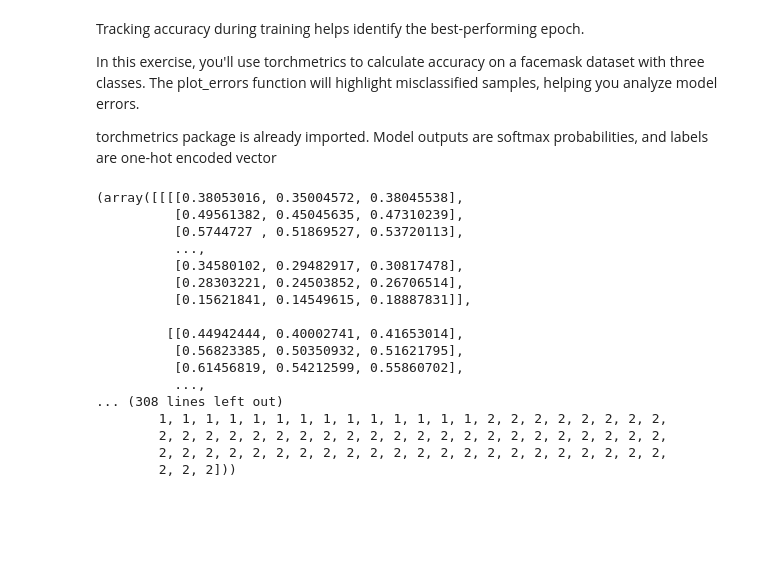
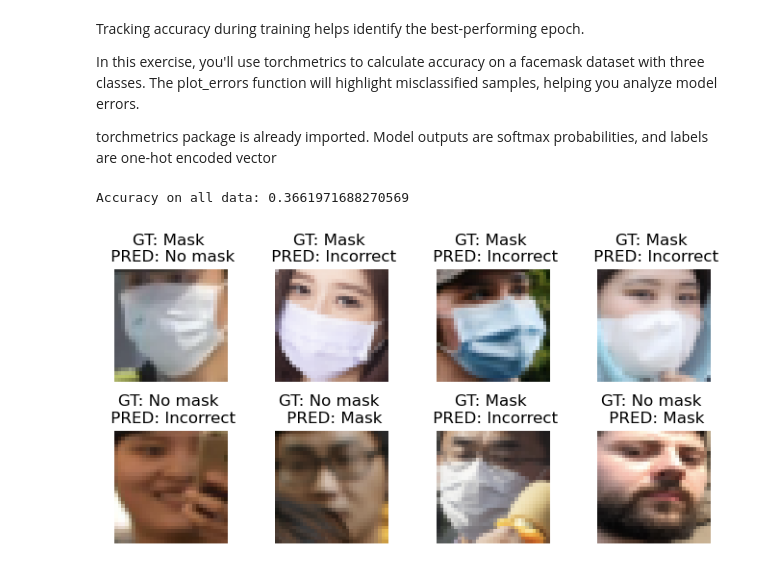
Before and after one commit to mauriciocramos/datacamp, a Jupyter notebook: skill-track-deep-learning-pytorch/1-Introduction to Deep Learning with PyTorch/Introduction to deep learning with PyTorch.ipynb, the cells around one changed output. Saved outputs shown, nothing was run; the diff lists cells and outputs as text; code cells hidden in the pictures; blank space fills up the shorter version.

Commit message:
torchmetrics

```diff
--- a/skill-track-deep-learning-pytorch/1-Introduction to Deep Learning with PyTorch/Introduction to deep learning with PyTorch.ipynb
+++ b/skill-track-deep-learning-pytorch/1-Introduction to Deep Learning with PyTorch/Introduction to deep learning with PyTorch.ipynb
@@ -694,29 +694,6 @@ Tracking accuracy during training helps identify the best-performing epoch.
 In this exercise, you'll use torchmetrics to calculate accuracy on a facemask dataset with three classes. The plot_errors function will highlight misclassified samples, helping you analyze model errors.
 
 torchmetrics package is already imported. Model outputs are softmax probabilities, and labels are one-hot encoded vector
-# %%
-# TODO: facemask dataset, dataloader
-import pickle
-with open('masks_dataset.pickle', 'rb') as f:
-    masks_dataset = pickle.load(f)
-# %%
-masks_dataset
-# %% [output]
-(array([[[[0.38053016, 0.35004572, 0.38045538],
-          [0.49561382, 0.45045635, 0.47310239],
-          [0.5744727 , 0.51869527, 0.53720113],
-          ...,
-          [0.34580102, 0.29482917, 0.30817478],
-          [0.28303221, 0.24503852, 0.26706514],
-          [0.15621841, 0.14549615, 0.18887831]],
-
-         [[0.44942444, 0.40002741, 0.41653014],
-          [0.56823385, 0.50350932, 0.51621795],
-          [0.61456819, 0.54212599, 0.55860702],
-          ...,
-... (308 lines left out)
-        1, 1, 1, 1, 1, 1, 1, 1, 1, 1, 1, 1, 1, 1, 2, 2, 2, 2, 2, 2, 2, 2,
-        2, 2, 2, 2, 2, 2, 2, 2, 2, 2, 2, 2, 2, 2, 2, 2, 2, 2, 2, 2, 2, 2,
-        2, 2, 2, 2, 2, 2, 2, 2, 2, 2, 2, 2, 2, 2, 2, 2, 2, 2, 2, 2, 2, 2,
-        2, 2, 2]))
+# %%
+dataloader = DataLoader(valdataset, batch_size=1, shuffle=True)
 # %%
@@ -758,0 +727,18 @@ for features, labels in dataloader:
+# %%
+import torchmetrics
+# Create accuracy metric
+metric = torchmetrics.Accuracy(task='multiclass', num_classes=3)
+for features, labels in dataloader:
+    outputs = model(features)
+    # Calculate accuracy over the batch
+    # (keeping argmax for one-hot labels)
+    metric.update(outputs, labels.argmax(dim=-1))
+# Calculate accuracy over the whole epoch
+accuracy = metric.compute()
+print(f"Accuracy on all data: {accuracy}")
+# Reset metric for the next epoch
+metric.reset()
+plot_errors(model, dataloader)
+# %% [output]
+Accuracy on all data: 0.3661971688270569
+[figure, added]
```
Also changed, not shown: parts of 11 cells of this notebook.
